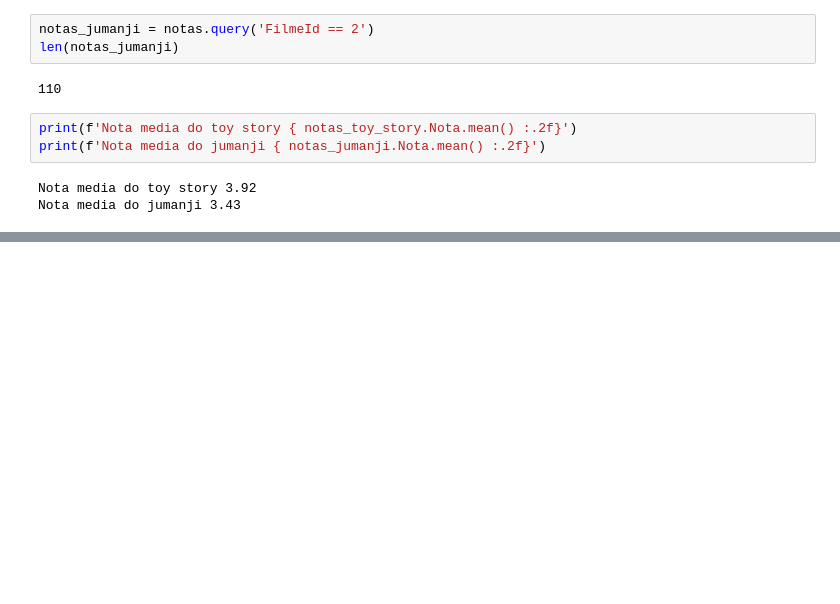
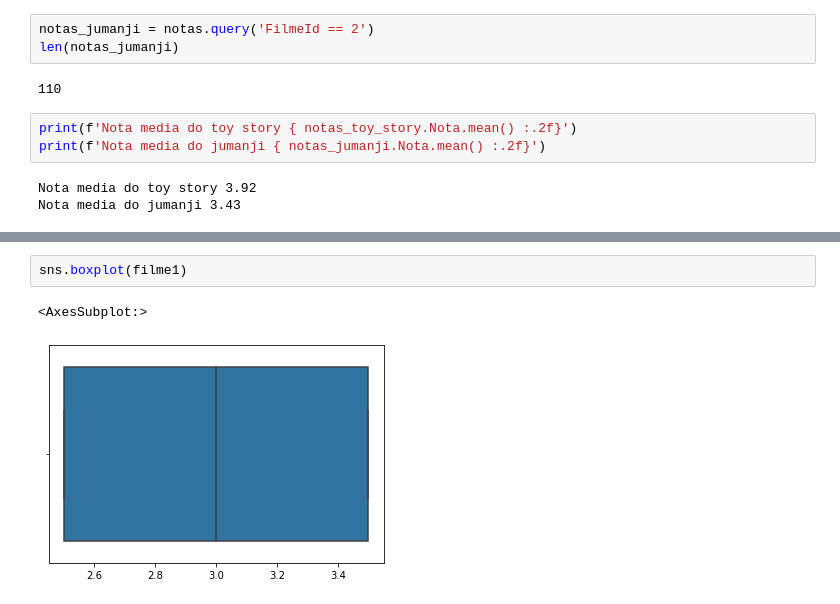
Before and after one commit to gabriels3t/CienciaDeDadosPrimeirosPassos, a Jupyter notebook: introducao_a_data_science.ipynb, the cells around one changed output, grey strips where cells are left out. Drawn from its saved outputs; the diff is of its cells as text; blank space fills up the shorter version.

```diff
--- a/introducao_a_data_science.ipynb
+++ b/introducao_a_data_science.ipynb
@@ -508,0 +546,5 @@ Nota media do jumanji 3.43
+# %%
+sns.boxplot(filme1)
+# %% [output]
+<AxesSubplot:>
+[figure, added]
```
Also changed, not shown: parts of 17 cells of this notebook.
